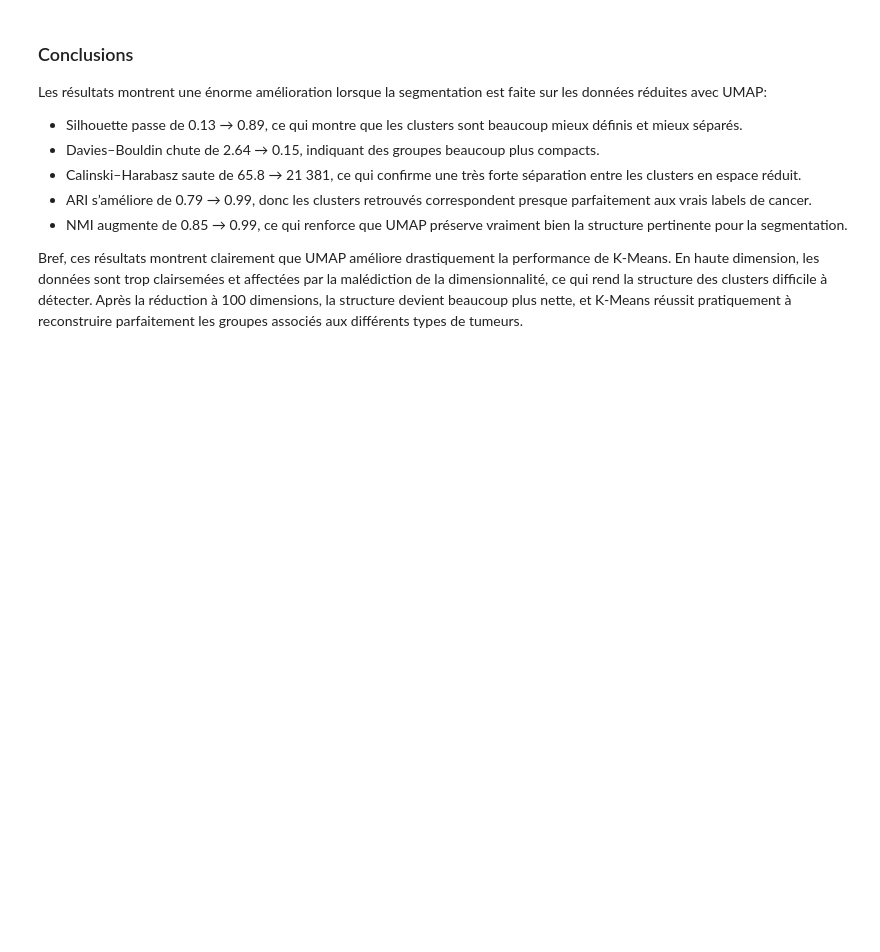
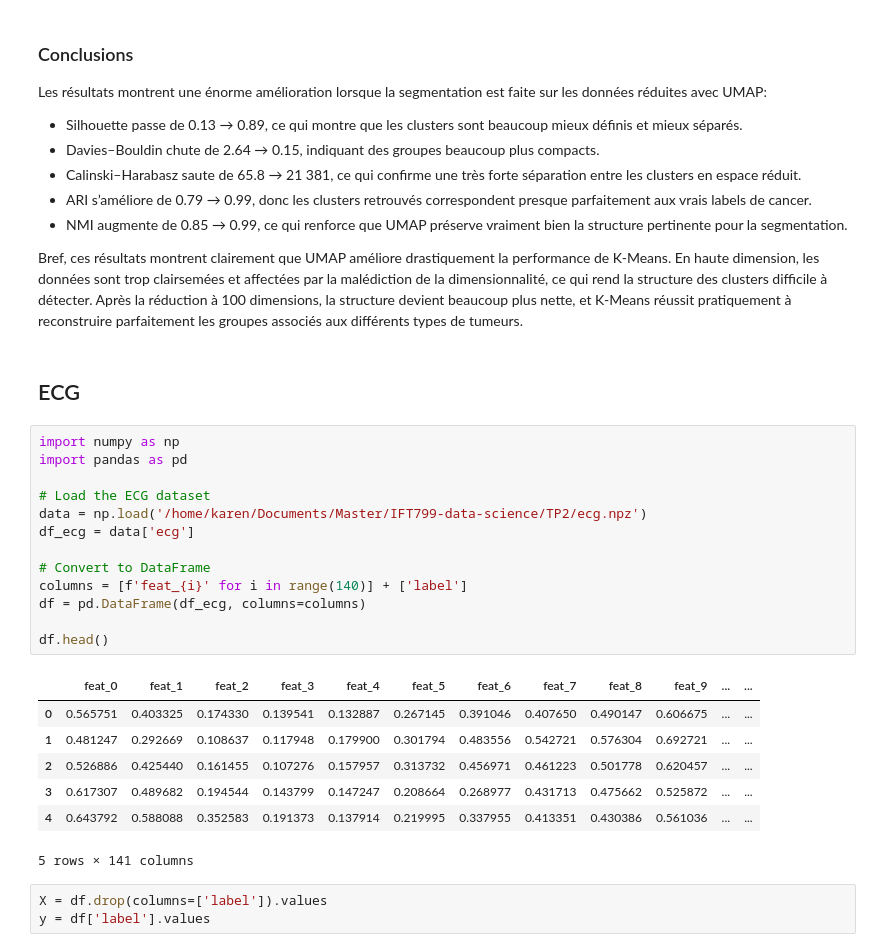
Before and after one commit to AnthonyGlaude/IFT599_TP1, a Jupyter notebook: TP2_Clustering_Anomalies.ipynb, the cells around one changed output. Saved outputs shown, nothing was run; the diff lists cells and outputs as text; blank space fills up the shorter version.

```diff
--- a/TP2_Clustering_Anomalies.ipynb
+++ b/TP2_Clustering_Anomalies.ipynb
@@ -191,3 +191,29 @@ Les résultats montrent une énorme amélioration lorsque la segmentation est fa
 Bref, ces résultats montrent clairement que UMAP améliore drastiquement la performance de K-Means.
 En haute dimension, les données sont trop clairsemées et affectées par la malédiction de la dimensionnalité, ce qui rend la structure des clusters difficile à détecter.
 Après la réduction à 100 dimensions, la structure devient beaucoup plus nette, et K-Means réussit pratiquement à reconstruire parfaitement les groupes associés aux différents types de tumeurs.
+# %% [markdown]
+## ECG
+# %%
+import numpy as np
+import pandas as pd
+
+# Load the ECG dataset
+data = np.load('/home/karen/Documents/Master/IFT799-data-science/TP2/ecg.npz')
+df_ecg = data['ecg']
+
+# Convert to DataFrame
+columns = [f'feat_{i}' for i in range(140)] + ['label']
+df = pd.DataFrame(df_ecg, columns=columns)
+
+df.head()
+# %% [output]
+|  | feat_0 | feat_1 | feat_2 | feat_3 | feat_4 | feat_5 | feat_6 | feat_7 | feat_8 | feat_9 | ... | ... |
+| 0 | 0.565751 | 0.403325 | 0.174330 | 0.139541 | 0.132887 | 0.267145 | 0.391046 | 0.407650 | 0.490147 | 0.606675 | ... | ... |
+| 1 | 0.481247 | 0.292669 | 0.108637 | 0.117948 | 0.179900 | 0.301794 | 0.483556 | 0.542721 | 0.576304 | 0.692721 | ... | ... |
+| 2 | 0.526886 | 0.425440 | 0.161455 | 0.107276 | 0.157957 | 0.313732 | 0.456971 | 0.461223 | 0.501778 | 0.620457 | ... | ... |
+| 3 | 0.617307 | 0.489682 | 0.194544 | 0.143799 | 0.147247 | 0.208664 | 0.268977 | 0.431713 | 0.475662 | 0.525872 | ... | ... |
+| 4 | 0.643792 | 0.588088 | 0.352583 | 0.191373 | 0.137914 | 0.219995 | 0.337955 | 0.413351 | 0.430386 | 0.561036 | ... | ... |
+5 rows × 141 columns
+# %%
+X = df.drop(columns=['label']).values
+y = df['label'].values
```
Also changed, not shown: parts of 17 cells of this notebook.
